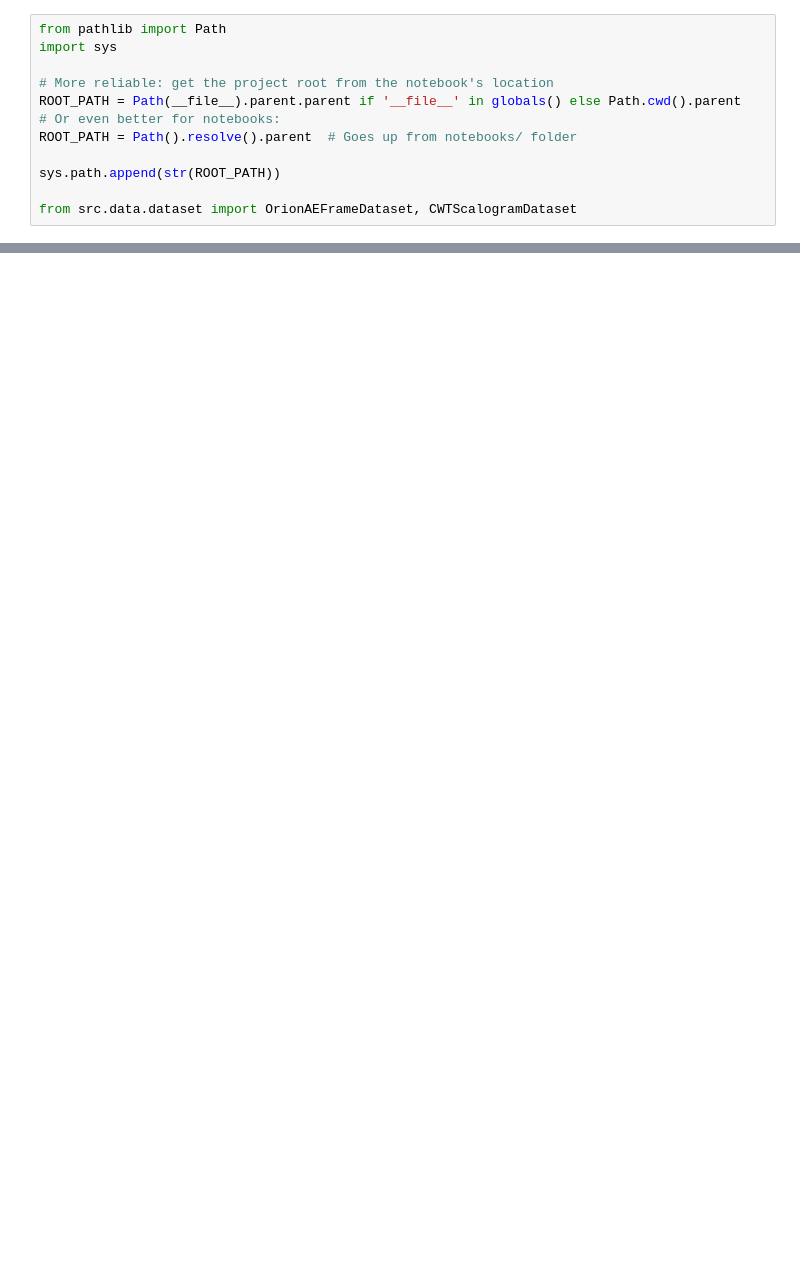
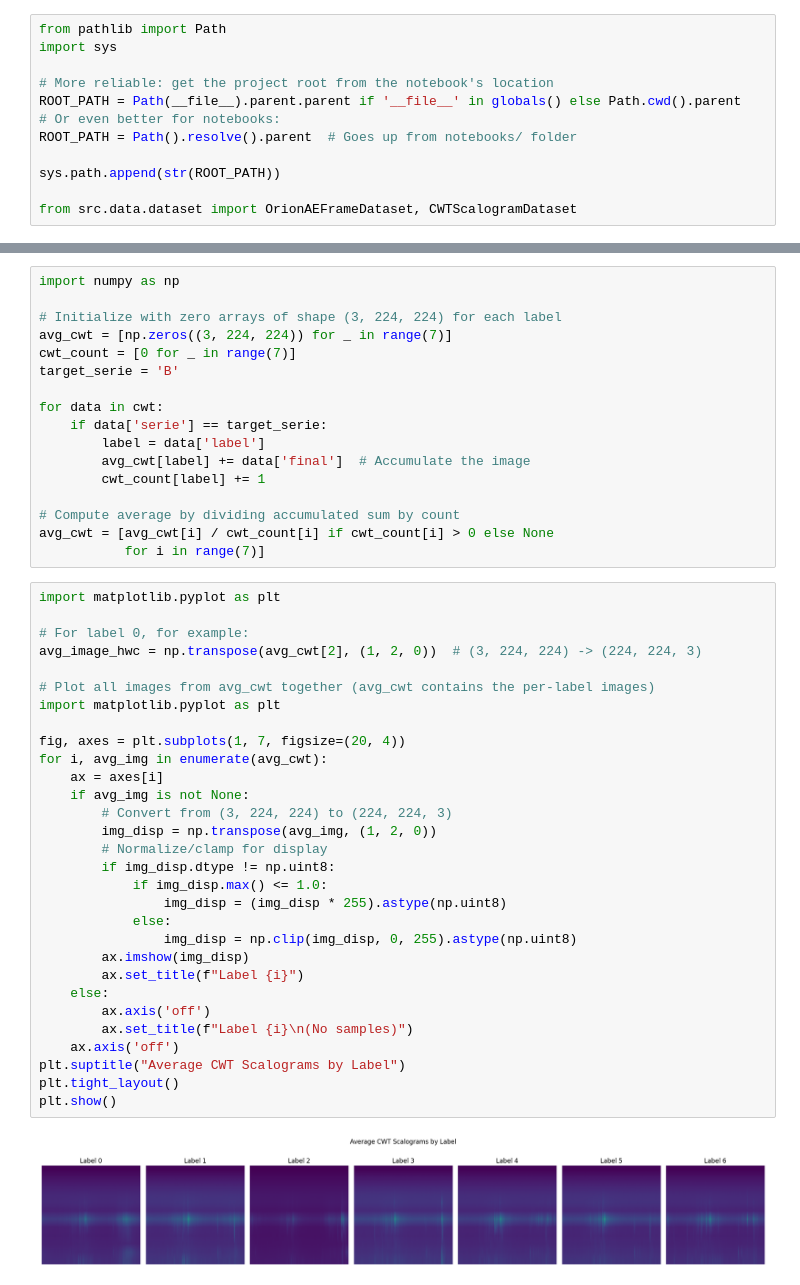
Before and after one commit to serene4uto/orion-ae-study, a Jupyter notebook: notebooks/test-scalogram-dataset.ipynb, the cells around one changed output, grey strips where cells are left out. Drawn from its saved outputs; the diff is of its cells as text; blank space fills up the shorter version.

```diff
--- a/notebooks/test-scalogram-dataset.ipynb
+++ b/notebooks/test-scalogram-dataset.ipynb
@@ -38,0 +45,49 @@ array([[[ 68,   3,  87],
+# %%
+import numpy as np
+
+# Initialize with zero arrays of shape (3, 224, 224) for each label
+avg_cwt = [np.zeros((3, 224, 224)) for _ in range(7)]
+cwt_count = [0 for _ in range(7)]
+target_serie = 'B'
+
+for data in cwt:
+    if data['serie'] == target_serie:
+        label = data['label']
+        avg_cwt[label] += data['final']  # Accumulate the image
+        cwt_count[label] += 1
+
+# Compute average by dividing accumulated sum by count
+avg_cwt = [avg_cwt[i] / cwt_count[i] if cwt_count[i] > 0 else None
+           for i in range(7)]
+# %%
+import matplotlib.pyplot as plt
+
+# For label 0, for example:
+avg_image_hwc = np.transpose(avg_cwt[2], (1, 2, 0))  # (3, 224, 224) -> (224, 224, 3)
+
+# Plot all images from avg_cwt together (avg_cwt contains the per-label images)
+import matplotlib.pyplot as plt
+
+fig, axes = plt.subplots(1, 7, figsize=(20, 4))
+for i, avg_img in enumerate(avg_cwt):
+    ax = axes[i]
+    if avg_img is not None:
+        # Convert from (3, 224, 224) to (224, 224, 3)
+        img_disp = np.transpose(avg_img, (1, 2, 0))
+        # Normalize/clamp for display
+        if img_disp.dtype != np.uint8:
+            if img_disp.max() <= 1.0:
+                img_disp = (img_disp * 255).astype(np.uint8)
+            else:
+                img_disp = np.clip(img_disp, 0, 255).astype(np.uint8)
+        ax.imshow(img_disp)
+        ax.set_title(f"Label {i}")
+    else:
+        ax.axis('off')
+        ax.set_title(f"Label {i}\n(No samples)")
+    ax.axis('off')
+plt.suptitle("Average CWT Scalograms by Label")
+plt.tight_layout()
+plt.show()
+# %% [output]
+[figure, added]
```
Also changed, not shown: parts of 2 cells of this notebook, 1 other file.
